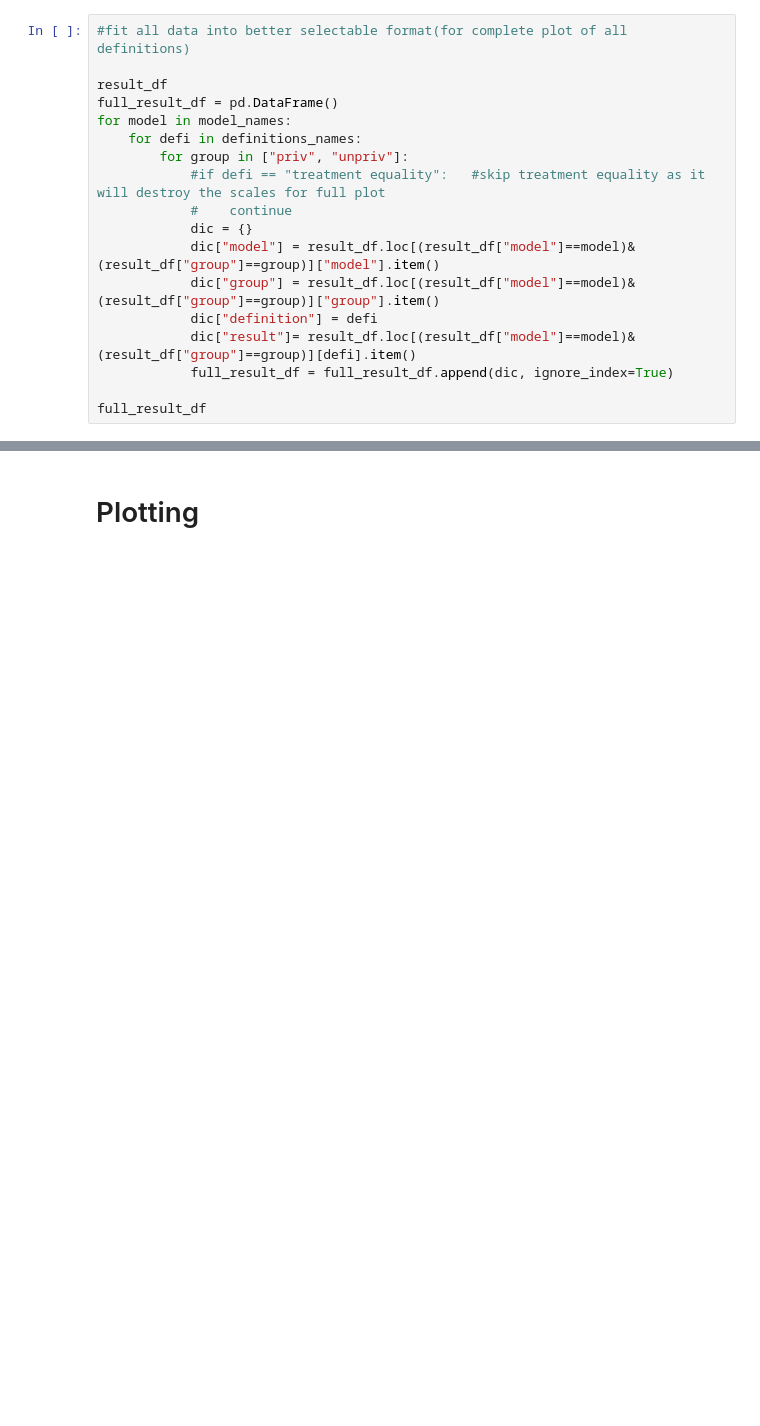
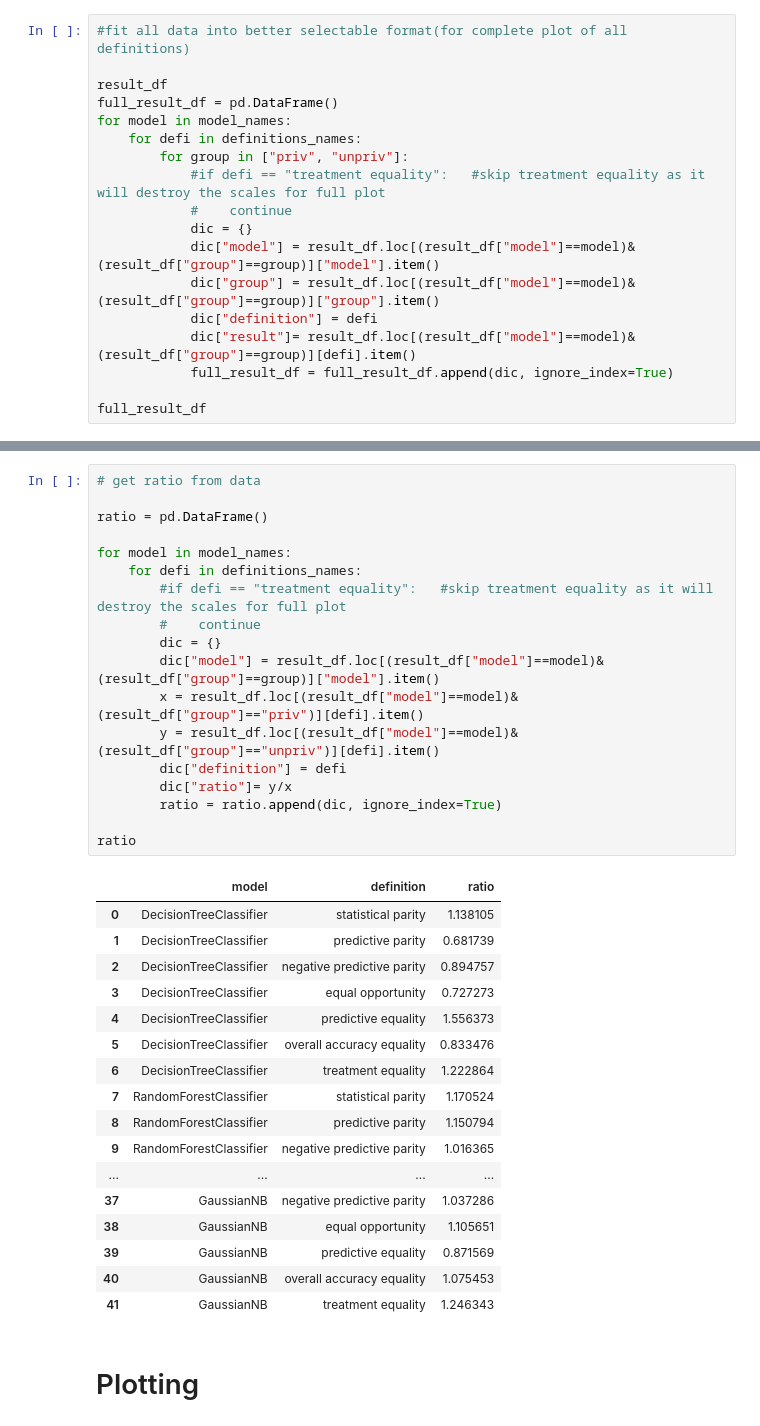
Before and after one commit to maxkrawietz/Thesis, a Jupyter notebook: thesis.ipynb, the cells around one changed output, grey strips where cells are left out. Cells and saved outputs as stored; diff of their text form; blank space fills up the shorter version.

```diff
--- a/thesis.ipynb
+++ b/thesis.ipynb
@@ -346,3 +365,39 @@ full_result_df
+# %%
+# get ratio from data
+
+ratio = pd.DataFrame()
+
+for model in model_names:
+    for defi in definitions_names:
+        #if defi == "treatment equality":   #skip treatment equality as it will destroy the scales for full plot
+        #    continue
+        dic = {}
+        dic["model"] = result_df.loc[(result_df["model"]==model)&(result_df["group"]==group)]["model"].item()
+        x = result_df.loc[(result_df["model"]==model)&(result_df["group"]=="priv")][defi].item()
+        y = result_df.loc[(result_df["model"]==model)&(result_df["group"]=="unpriv")][defi].item()
+        dic["definition"] = defi
+        dic["ratio"]= y/x
+        ratio = ratio.append(dic, ignore_index=True)
+
+ratio
+# %% [output]
+|  | model | definition | ratio |
+| 0 | DecisionTreeClassifier | statistical parity | 1.138105 |
+| 1 | DecisionTreeClassifier | predictive parity | 0.681739 |
+| 2 | DecisionTreeClassifier | negative predictive parity | 0.894757 |
+| 3 | DecisionTreeClassifier | equal opportunity | 0.727273 |
+| 4 | DecisionTreeClassifier | predictive equality | 1.556373 |
+| 5 | DecisionTreeClassifier | overall accuracy equality | 0.833476 |
+| 6 | DecisionTreeClassifier | treatment equality | 1.222864 |
+| 7 | RandomForestClassifier | statistical parity | 1.170524 |
+| 8 | RandomForestClassifier | predictive parity | 1.150794 |
+| 9 | RandomForestClassifier | negative predictive parity | 1.016365 |
+| ... | ... | ... | ... |
+| 37 | GaussianNB | negative predictive parity | 1.037286 |
+| 38 | GaussianNB | equal opportunity | 1.105651 |
+| 39 | GaussianNB | predictive equality | 0.871569 |
+| 40 | GaussianNB | overall accuracy equality | 1.075453 |
+| 41 | GaussianNB | treatment equality | 1.246343 |
 # %% [markdown]
 # Plotting
 # %%
```
Also changed, not shown: parts of 5 cells of this notebook, 1 other file.
